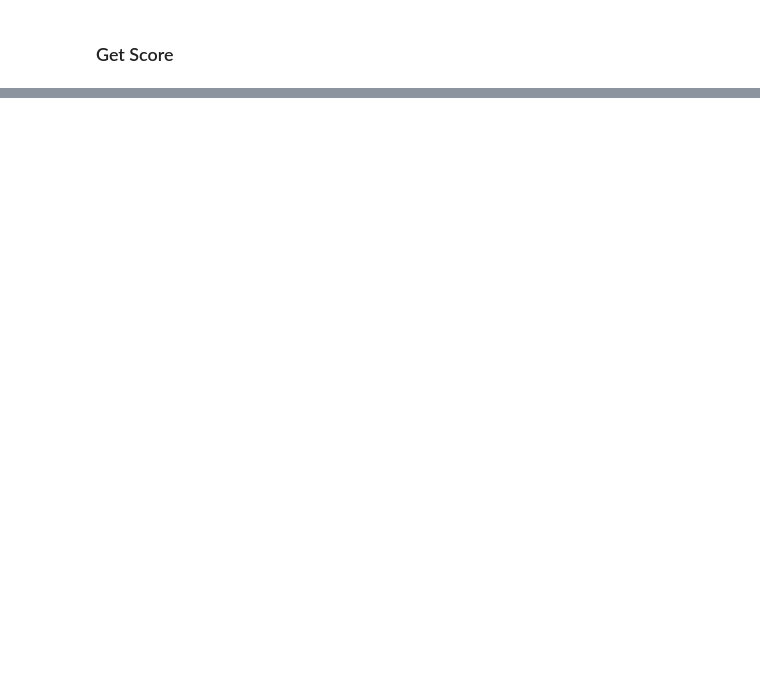
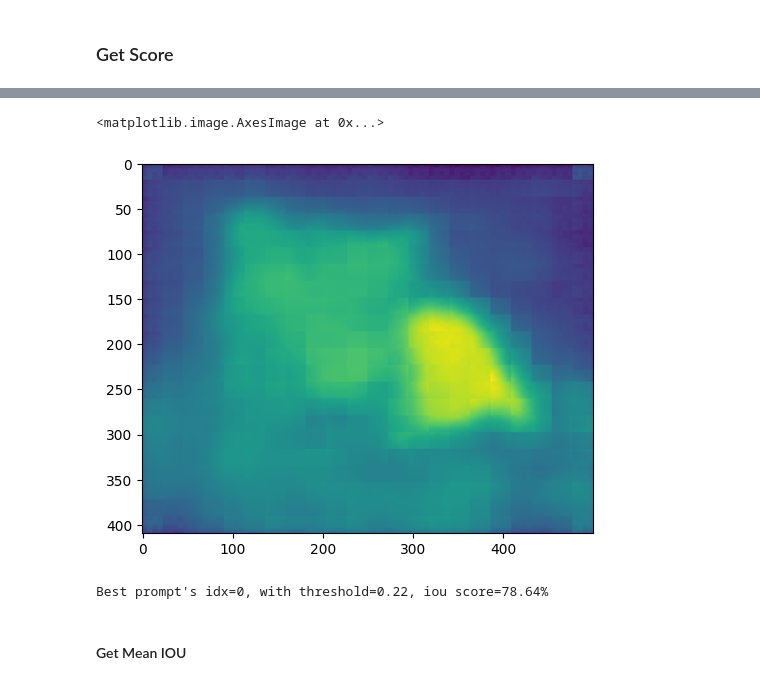
Before and after one commit to lwfld/reProj, a Jupyter notebook: exp.ipynb, the cells around one changed output, grey strips where cells are left out. Saved outputs shown, nothing was run; the diff lists cells and outputs as text; code cells hidden in the pictures; blank space fills up the shorter version.

```diff
--- a/exp.ipynb
+++ b/exp.ipynb
@@ -378,0 +301,29 @@ for t in threshold_values:
+# %%
+from myutils.DSS import segment
+from myutils.loaders import get_img
+from myutils.processors import toGreyscale, toBinary
+
+pred = get_img(200, path="./dataset/preds/clipseg/0/", format="pt")
+pred_gs = toGreyscale(pred)
+pred_bi = toBinary(pred_gs)
+# %%
+import matplotlib.pyplot as plt
+
+plt.imshow(pred)
+# %% [output]
+<matplotlib.image.AxesImage at 0x...>
+[figure, added]
+# %%
+from myutils.DSS import segment
+from myutils.loaders import get_img
+
+preds = segment(get_img(200))
+gt = torch.from_numpy(np.array(get_img(id=200, path="./dataset/masks/gt/").convert("1"))).long()
+
+result = getBestIOUfromPreds(preds, gt)
+
+print(f"Best prompt's idx={result[0]}, with threshold={result[1][0]}, iou score={result[1][1]:.2f}%")
+# %% [output]
+Best prompt's idx=0, with threshold=0.22, iou score=78.64%
+# %% [markdown]
+#### Get Mean IOU
```
Also changed, not shown: parts of 51 cells of this notebook, 7 other files.
